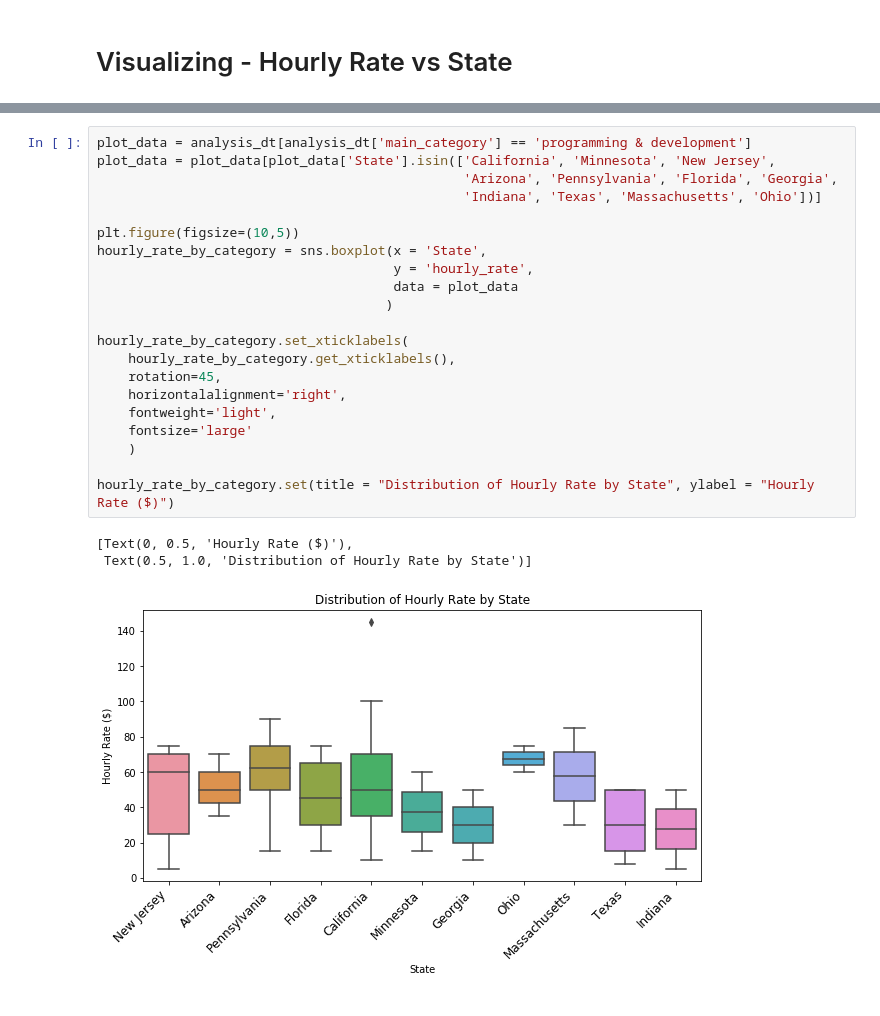
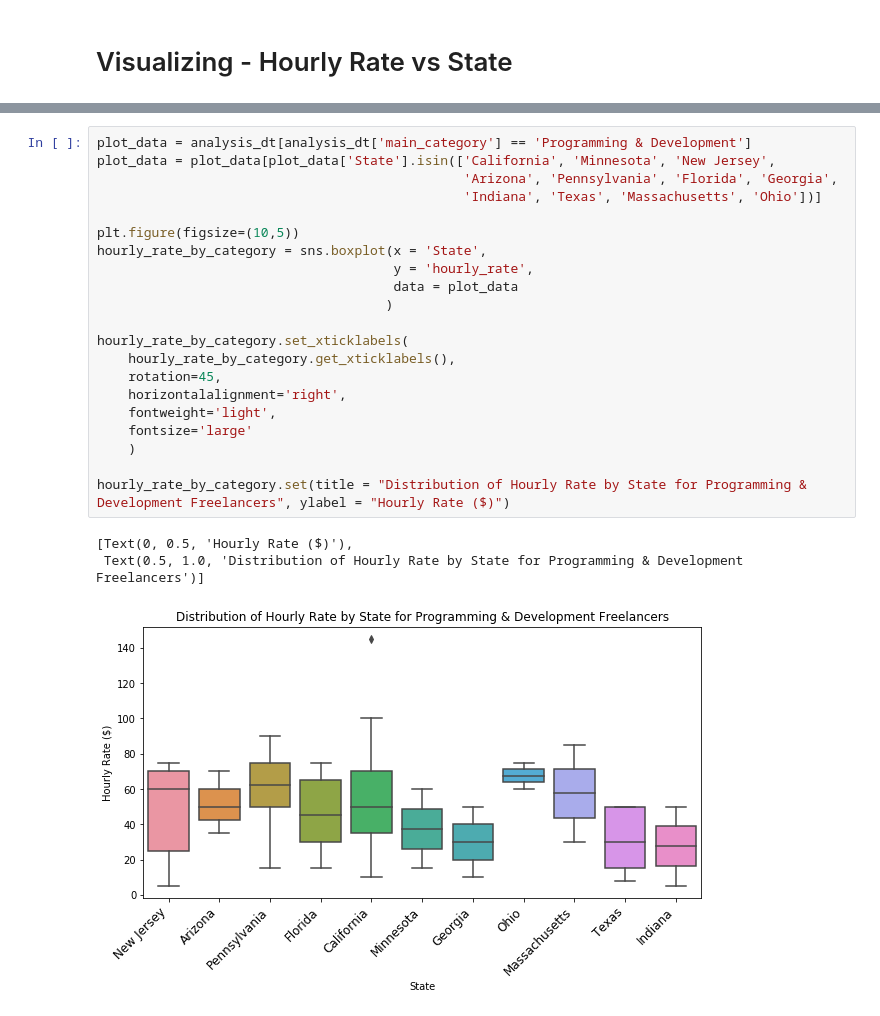
Before and after one commit to lmgibson/MyRate, a Jupyter notebook: notebooks/visualizing_outcome_by_subgroups.ipynb, the cells around one changed output, grey strips where cells are left out. Saved outputs shown, nothing was run; the diff lists cells and outputs as text.

Commit message:
Added detail to hourly_rate by state title that plot is for Programming and Development freelancers

```diff
--- a/notebooks/visualizing_outcome_by_subgroups.ipynb
+++ b/notebooks/visualizing_outcome_by_subgroups.ipynb
@@ -98,25 +85,25 @@ array(['Massachusetts', 'Louisiana', 'Texas', 'Colorado', 'New Jersey',
 # %%
-plot_data = analysis_dt[analysis_dt['main_category'] == 'programming & development']
+plot_data = analysis_dt[analysis_dt['main_category'] == 'Programming & Development']
 plot_data = plot_data[plot_data['State'].isin(['California', 'Minnesota', 'New Jersey',
                                                'Arizona', 'Pennsylvania', 'Florida', 'Georgia',
                                                'Indiana', 'Texas', 'Massachusetts', 'Ohio'])]
 
 plt.figure(figsize=(10,5))
 hourly_rate_by_category = sns.boxplot(x = 'State',
                                       y = 'hourly_rate',
                                       data = plot_data
                                      )
 
 hourly_rate_by_category.set_xticklabels(
     hourly_rate_by_category.get_xticklabels(),
     rotation=45,
     horizontalalignment='right',
     fontweight='light',
     fontsize='large'
     )
 
-hourly_rate_by_category.set(title = "Distribution of Hourly Rate by State", ylabel = "Hourly Rate ($)")
+hourly_rate_by_category.set(title = "Distribution of Hourly Rate by State for Programming & Development Freelancers", ylabel = "Hourly Rate ($)")
 # %% [output]
 [Text(0, 0.5, 'Hourly Rate ($)'),
- Text(0.5, 1.0, 'Distribution of Hourly Rate by State')]
+ Text(0.5, 1.0, 'Distribution of Hourly Rate by State for Programming & Development Freelancers')]
-[figure, old version]
+[figure, new version]
```
Also changed, not shown: parts of 1 cell of this notebook, 1 other file.
